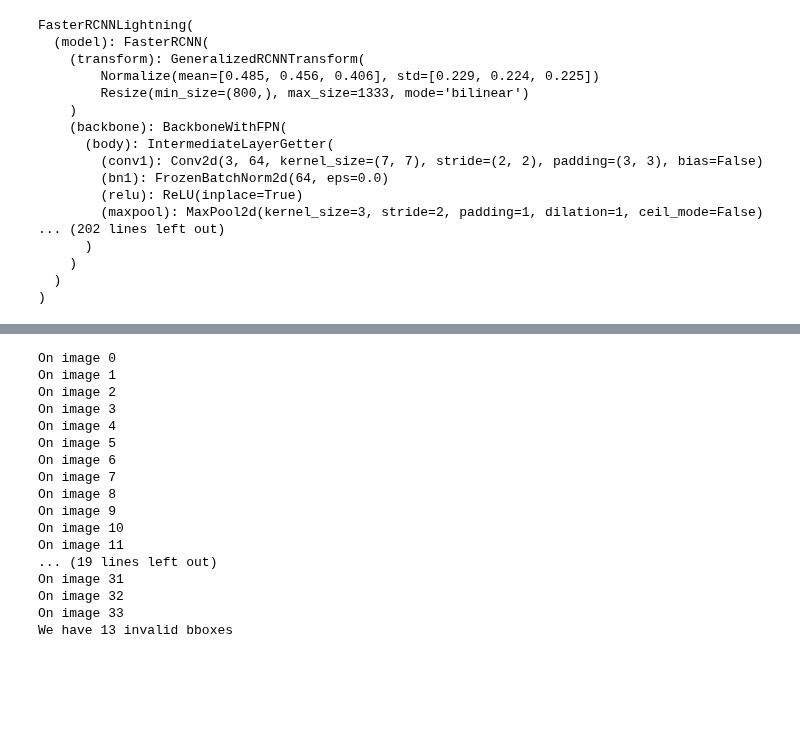
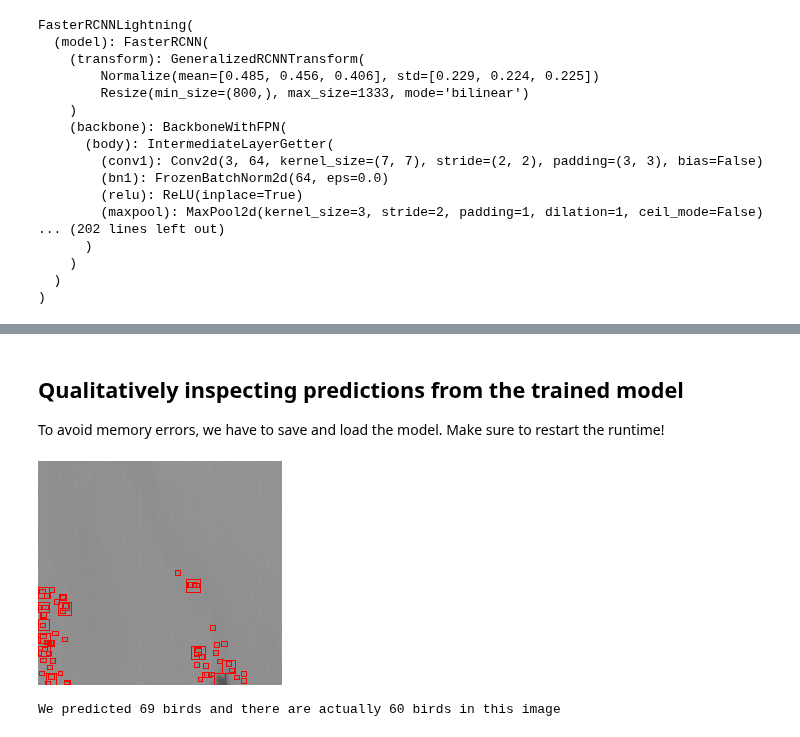
Before and after one commit to emiliolr/counting-cranes, a Jupyter notebook: object_detection/faster_rcnn_experiments.ipynb, the cells around one changed output, grey strips where cells are left out. Drawn from its saved outputs; the diff is of its cells as text; code cells hidden in the pictures; blank space fills up the shorter version.

Commit message:
Got training working for Faster R-CNN and began tweaking hyperparams

```diff
--- a/object_detection/faster_rcnn_experiments.ipynb
+++ b/object_detection/faster_rcnn_experiments.ipynb
@@ -105,30 +109,37 @@ ValueError: ignored
-# %%
-#THE ALBUMENTATION CROP IS GENERATING INVALID BBOXES!
-num_degen = 0
-for i, data in enumerate(bird_dataloader):
-  print('On image', i)
-  images, targets = data
-  for d in targets:
-    for b in d['boxes'].tolist():
-      xmin, ymin, xmax, ymax = b
-      if xmin >= xmax or ymin >= ymax:
-        num_degen += 1
-print(f'We have {num_degen} invalid bboxes')
-# %% [output]
-On image 0
-On image 1
-On image 2
-On image 3
-On image 4
-On image 5
-On image 6
-On image 7
-On image 8
-On image 9
-On image 10
-On image 11
-... (19 lines left out)
-On image 31
-On image 32
-On image 33
-We have 13 invalid bboxes
+# %%
+#Saving the model
+save_name = 'initial_faster_rcnn.pth'
+torch.save(model.state_dict(), os.path.join(MODEL_SAVE_FP, 'faster_rcnn', save_name))
+# %% [markdown]
+## Qualitatively inspecting predictions from the trained model
+To avoid memory errors, we have to save and load the model. Make sure to restart the runtime!
+# %%
+#Loading the model
+model = get_faster_rcnn(num_classes = 2)
+model.load_state_dict(torch.load(os.path.join(MODEL_SAVE_FP, 'faster_rcnn', save_name)))
+pl_model = FasterRCNNLightning(model = model, lr = HYPERPARAMETERS['learning_rate'])
+# %%
+#Attempting a forward pass
+images, targets = next(iter(bird_dataloader))
+pl_model.model.eval()
+preds = pl_model(images)
+# %%
+#Plotting an image and predicted bboxes
+#  TODO: add an option to visualize bboxes from code (like this)
+#  TODO: might need NMS on the prediction outputs (maybe change "box_nms_thresh" argument in "get_faster_rcnn")
+index = 9
+img = np.moveaxis(images[index].numpy(), 0, -1) * 255
+bboxes = preds[index]['boxes'].tolist()
+
+pil_img = Image.fromarray(img.astype(np.uint8))
+draw = ImageDraw.Draw(pil_img)
+for b in bboxes:
+    draw.rectangle(b, outline = 'red', width = 1)
+pil_img
+# %% [output]
+[figure, added]
+# %%
+#Checking counts
+print(f'We predicted {len(bboxes)} birds and there are actually {len(targets[index]["boxes"])} birds in this image')
+# %% [output]
+We predicted 69 birds and there are actually 60 birds in this image
```
Also changed, not shown: parts of 5 cells of this notebook, 2 other files.
